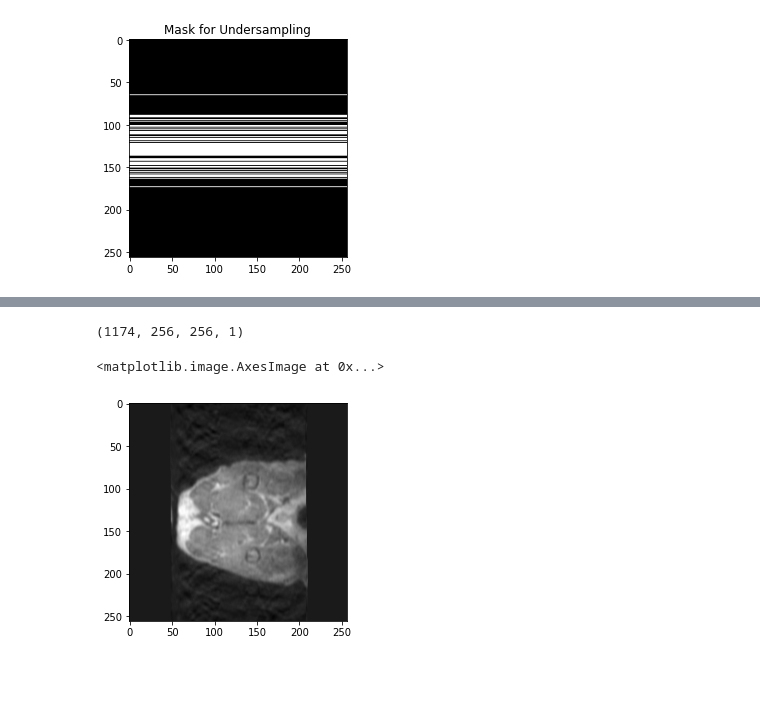
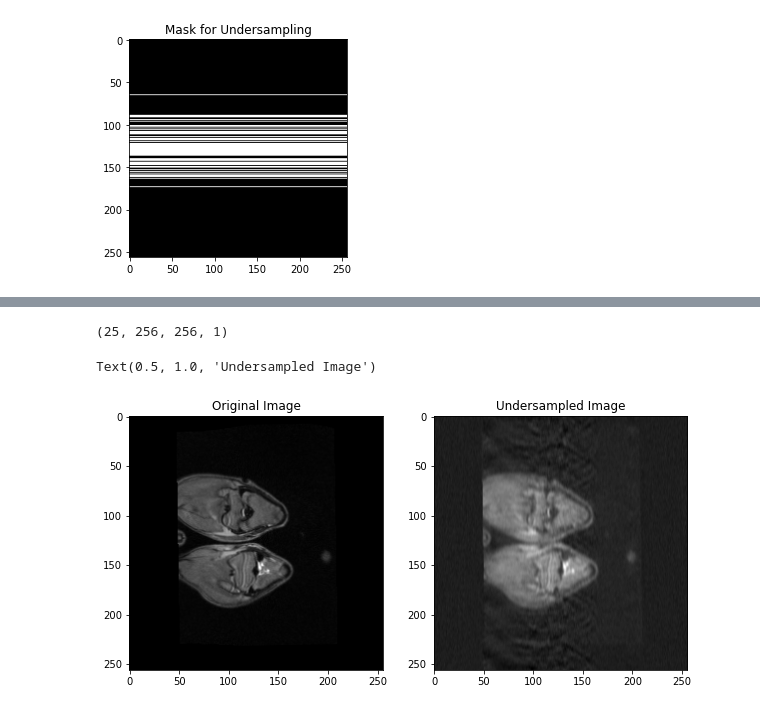
Before and after one commit to amanichopra/Deep-Learning-MRI-Reconstruction, a Jupyter notebook: Preprocess.ipynb, the cells around one changed output, grey strips where cells are left out. Cells and saved outputs as stored; diff of their text form; code cells hidden in the pictures; blank space fills up the shorter version.

Commit message:
added comments to notebooks and trained 20 imgs

```diff
--- a/Preprocess.ipynb
+++ b/Preprocess.ipynb
@@ -11,20 +11,23 @@ from sklearn.model_selection import train_test_split
 # %% [markdown]
 ## Load MICCAI dataset
 # %%
-def load_miccai(path, num_files_to_load=float('inf'), n_zero_ratio = 0.1): #
+def load_miccai(path, num_files_to_load=float('inf'), n_zero_ratio = 0.1, max_num_volumes=float('inf'), max_num_slices=float('inf')): #
     data_list = glob.glob(nii_path + '*.nii.gz')[:num_files_to_load]
     data = []
     for file in data_list:
         img = nib.load(file).get_fdata()
-        #img = img / np.max(img)
-        for vol in range(img.shape[3]):
-            for slc in range(img.shape[2]):
+
+        num_vols = min(max_num_volumes, img.shape[3])
+        for vol in range(num_vols):
+            num_slcs = min(max_num_slices, img.shape[2])
+
+            for slc in range(num_slcs):
                 if np.count_nonzero(img[:, :, slc, vol]) / np.prod(img[:, :, slc, vol].shape) >= n_zero_ratio:
                     data.append(img[:, :, slc, vol].reshape(img.shape[0], img.shape[1], 1))
     return np.array(data)
 # %%
-nii_path = '../datasets/MICCAI-2013-SATA-Challenge-Data/canine-legs/training-images/'
-imgs = load_miccai(nii_path, num_files_to_load=3)
+nii_path = './Data/canine-legs/training-images/'
+imgs = load_miccai(nii_path, num_files_to_load=1, max_num_slices=25, max_num_volumes=1)
 
 with open(os.path.join('./', 'training.pickle'), 'wb') as f:
     pickle.dump(imgs, f, protocol=4)
@@ -99,14 +100,19 @@ uns_imgs_5 = unsample_data_add_noise(X5, mask, 0.2) #20% noise-nonoverlapping
 
 uns_imgs_final = np.concatenate([uns_imgs_1, uns_imgs_2, uns_imgs_3, uns_imgs_4, uns_imgs_5])
 uns_imgs_final = uns_imgs_final.reshape((uns_imgs_final.shape[0], uns_imgs_final.shape[1], uns_imgs_final.shape[2], 1))
-print(uns_imgs_final.shape)
 
 with open(os.path.join('./', 'training_usamp.pickle'), 'wb') as f:
     pickle.dump(uns_imgs_final, f, protocol=4)
-# %% [output]
-(1174, 256, 256, 1)
-# %%
-plt.imshow(np.squeeze(uns_imgs_final[100].real), cmap='gray')
-# %% [output]
-<matplotlib.image.AxesImage at 0x...>
-[figure, removed]
+# %%
+uns_imgs_final.shape
+# %% [output]
+(25, 256, 256, 1)
+# %%
+fig, ax = plt.subplots(1, 2, figsize=(10, 5))
+ax[0].imshow(np.squeeze(train_data[20]), cmap='gray')
+ax[0].set_title('Original Image')
+ax[1].imshow(np.squeeze(uns_imgs_final[20].real), cmap='gray')
+ax[1].set_title('Undersampled Image')
+# %% [output]
+Text(0.5, 1.0, 'Undersampled Image')
+[figure, added]
```
Also changed, not shown: parts of 1 cell of this notebook, 1 other file.
